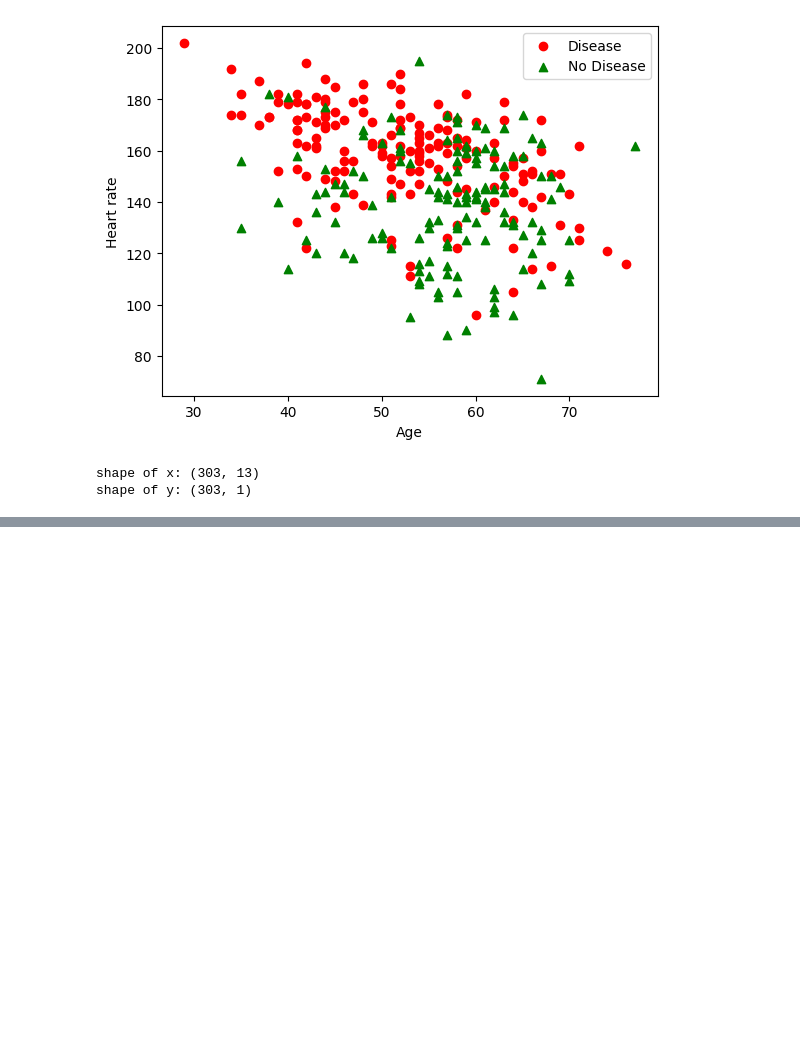
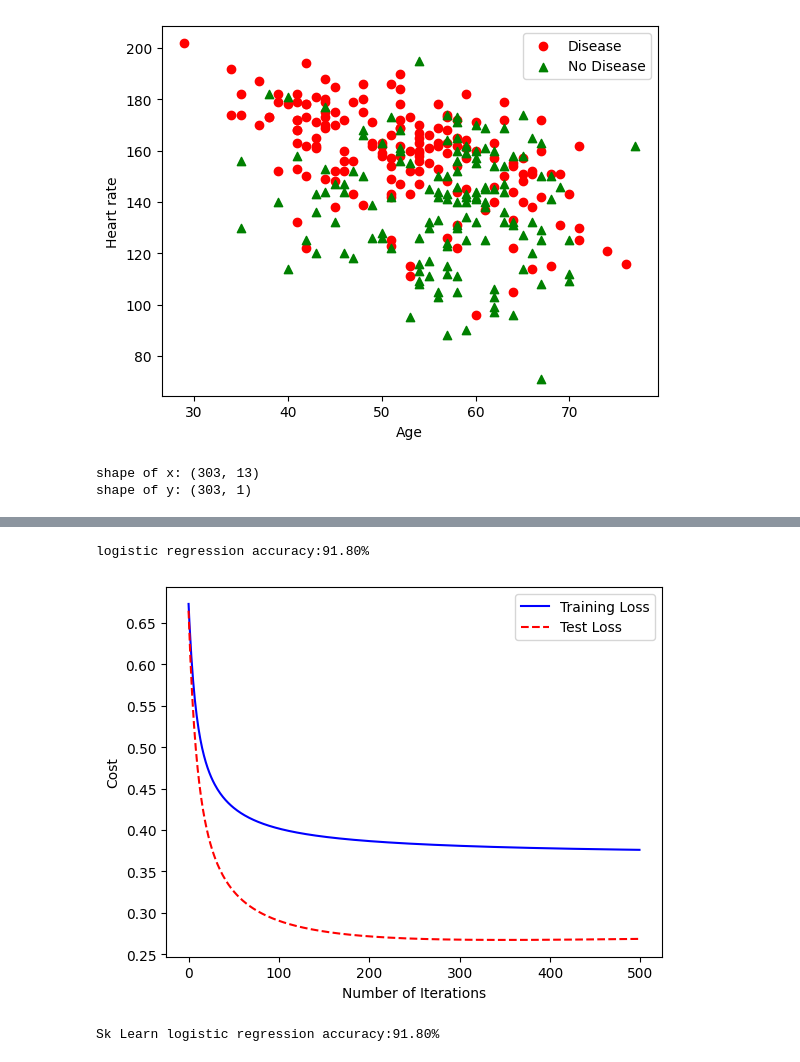
Before and after one commit to HaoLanLi/ML_Projects, a Jupyter notebook: ML_Project_5_logistic_regression/Logistic_Regression.ipynb, the cells around one changed output, grey strips where cells are left out. Cells and saved outputs as stored; diff of their text form; code cells hidden in the pictures; blank space fills up the shorter version.

Commit message:
Friday logistic regression

```diff
--- a/ML_Project_5_logistic_regression/Logistic_Regression.ipynb
+++ b/ML_Project_5_logistic_regression/Logistic_Regression.ipynb
@@ -52,0 +96,10 @@ def gradient_descent(x,y,w,b,lr,iter):# lr is learning rate
+# %%
+#Initialize
+dimension = x.shape[1]
+weight = np.full((dimension,1),0.1)# weight vector, usually 1D,but here is 2D tensor.
+bias = 0
+alpha = 1
+iterations = 500
+
+
+loss_history,weight_history,bias_history = logistic_regression(x_train,y_train,weight,bias,alpha,iterations)
@@ -52,0 +124,26 @@ def gradient_descent(x,y,w,b,lr,iter):# lr is learning rate
+# %%
+y_pred = predict(x_test,weight_history[-1],bias_history[-1])
+testing_acc = 100-np.mean(np.abs(y_pred - y_test))*100
+print("logistic regression accuracy:{:.2f}%".format(testing_acc))
+
+loss_history_test = np.zeros(iterations)
+for i in range(iterations):
+    loss_history_test[i] = loss_function(x_test,y_test,weight_history[i],bias_history[i])
+index = np.arange(0,iterations,1)
+plt.plot(index,loss_history,c = 'blue',linestyle = 'solid')
+plt.plot(index,loss_history_test,c = 'red',linestyle = 'dashed')
+plt.legend(["Training Loss","Test Loss"])
+plt.xlabel("Number of Iterations")
+plt.ylabel("Cost")
+plt.show()
+# %% [output]
+logistic regression accuracy:91.80%
+[figure, added]
+# %%
+# We can also use a easy way to do the same thing above done.
+from sklearn.linear_model import LogisticRegression
+lr = LogisticRegression()
+lr.fit(x_train,y_train)
+print("Sk Learn logistic regression accuracy:{:.2f}%".format(lr.score(x_test,y_test)*100))
+# %% [output]
+Sk Learn logistic regression accuracy:91.80%
```
Also changed, not shown: parts of 3 cells of this notebook, 1 other file.
